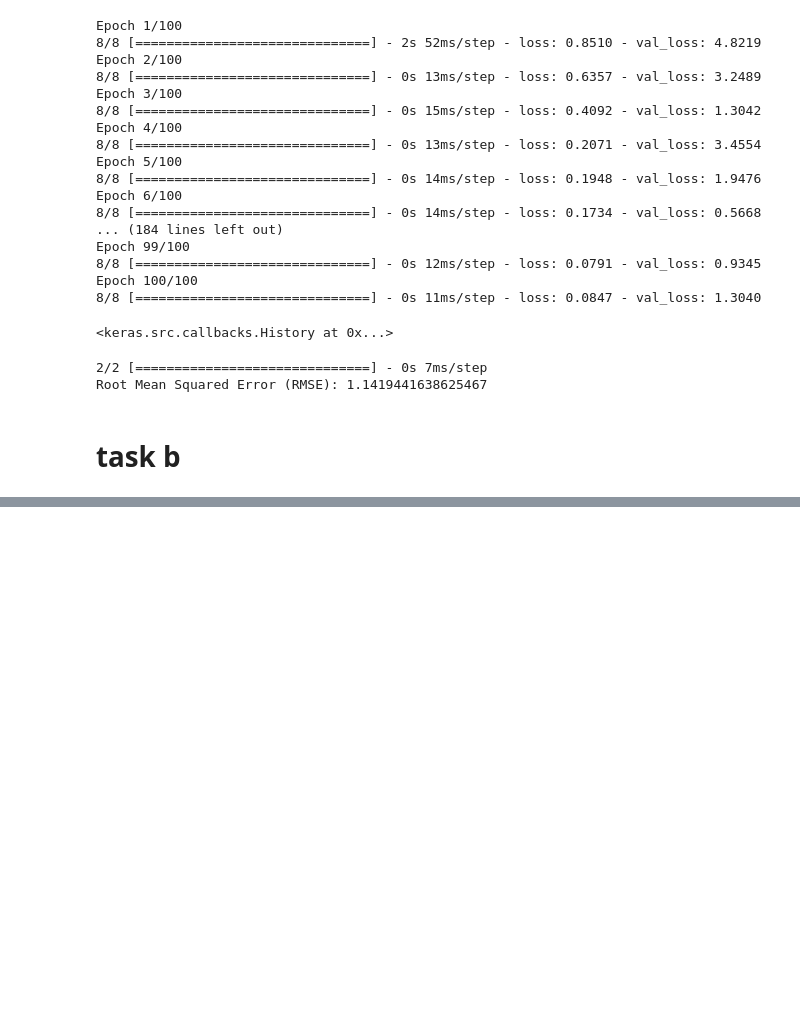
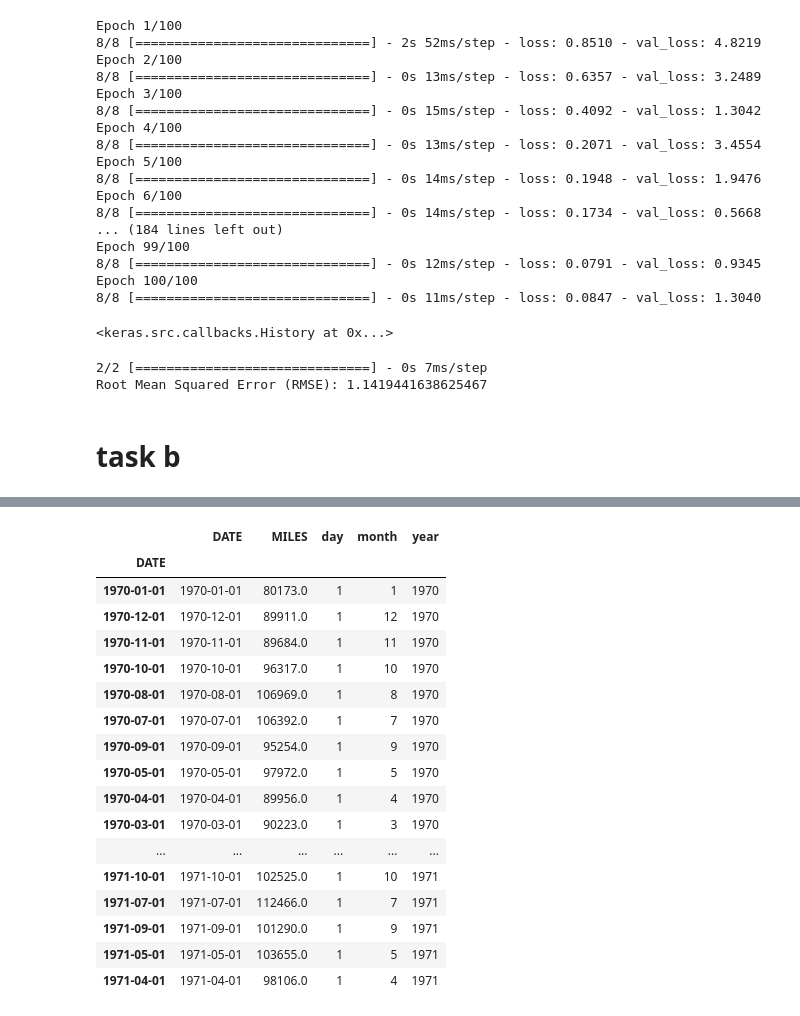
Before and after one commit to Adnan525/sc_a1, a Jupyter notebook: task4.ipynb, the cells around one changed output, grey strips where cells are left out. Drawn from its saved outputs; the diff is of its cells as text; code cells hidden in the pictures; blank space fills up the shorter version.

Commit message:
DATE needs sorting

```diff
--- a/task4.ipynb
+++ b/task4.ipynb
@@ -135,0 +139,10 @@ df = df.sort_values(by='DATE')
+# %%
+# current date format is yyyy-mm-dd
+df_miles.index = pd.to_datetime(df_miles["DATE"], format = "%Y-%m-%d")
+# df_miles.index = df_miles.index.strftime('%d-%m-%Y')
+# %%
+df_miles['day'] = df_miles.index.day
+df_miles['month'] = df_miles.index.month
+df_miles['year'] = df_miles.index.year
+# %%
+df_miles = df_miles.sort_values(by=['year', 'day'])
@@ -135,0 +151,21 @@ df = df.sort_values(by='DATE')
+# %%
+df_miles[:20]
+# %% [output]
+|  | DATE | MILES | day | month | year |
+| DATE |  |  |  |  |  |
+| 1970-01-01 | 1970-01-01 | 80173.0 | 1 | 1 | 1970 |
+| 1970-12-01 | 1970-12-01 | 89911.0 | 1 | 12 | 1970 |
+| 1970-11-01 | 1970-11-01 | 89684.0 | 1 | 11 | 1970 |
+| 1970-10-01 | 1970-10-01 | 96317.0 | 1 | 10 | 1970 |
+| 1970-08-01 | 1970-08-01 | 106969.0 | 1 | 8 | 1970 |
+| 1970-07-01 | 1970-07-01 | 106392.0 | 1 | 7 | 1970 |
+| 1970-09-01 | 1970-09-01 | 95254.0 | 1 | 9 | 1970 |
+| 1970-05-01 | 1970-05-01 | 97972.0 | 1 | 5 | 1970 |
+| 1970-04-01 | 1970-04-01 | 89956.0 | 1 | 4 | 1970 |
+| 1970-03-01 | 1970-03-01 | 90223.0 | 1 | 3 | 1970 |
+| ... | ... | ... | ... | ... | ... |
+| 1971-10-01 | 1971-10-01 | 102525.0 | 1 | 10 | 1971 |
+| 1971-07-01 | 1971-07-01 | 112466.0 | 1 | 7 | 1971 |
+| 1971-09-01 | 1971-09-01 | 101290.0 | 1 | 9 | 1971 |
+| 1971-05-01 | 1971-05-01 | 103655.0 | 1 | 5 | 1971 |
+| 1971-04-01 | 1971-04-01 | 98106.0 | 1 | 4 | 1971 |
```
Also changed, not shown: parts of 5 cells of this notebook.
